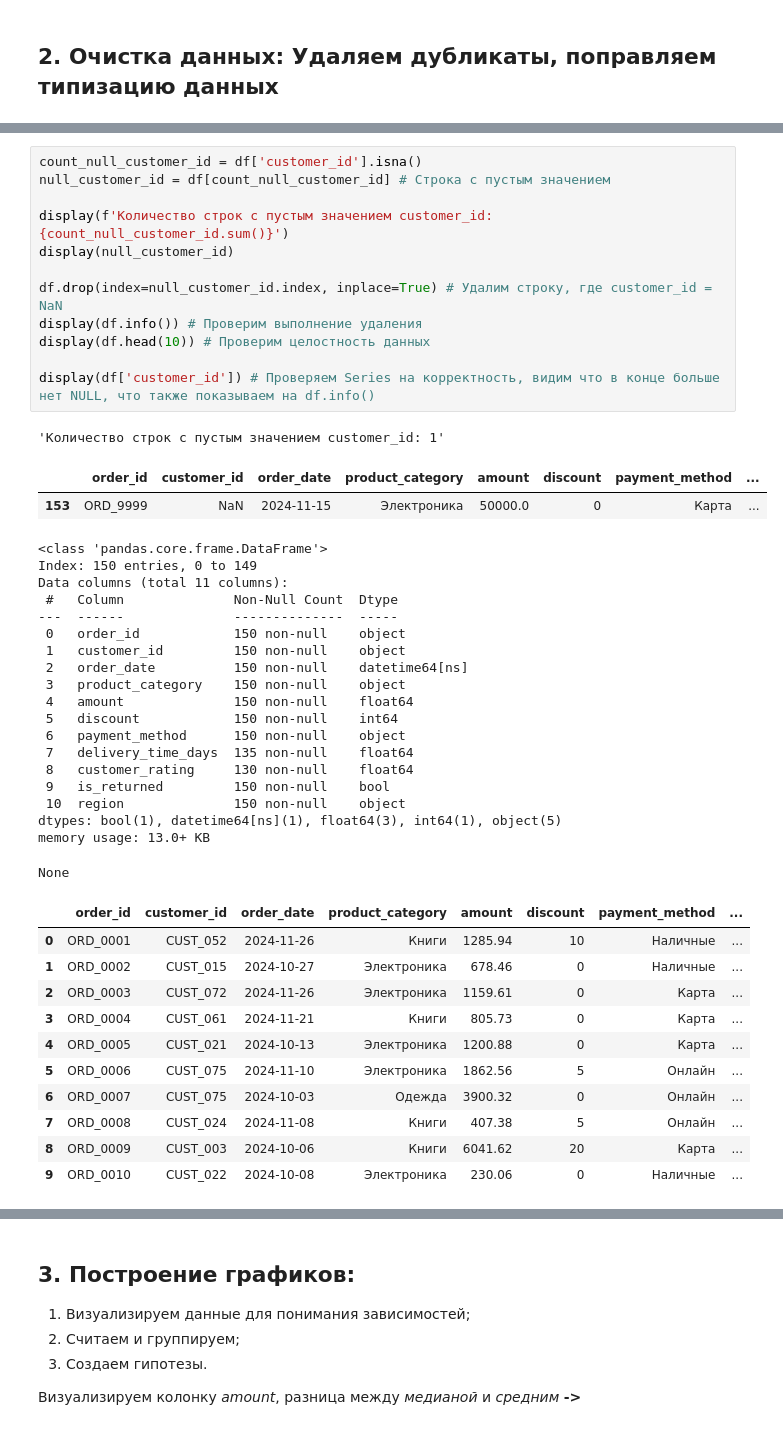
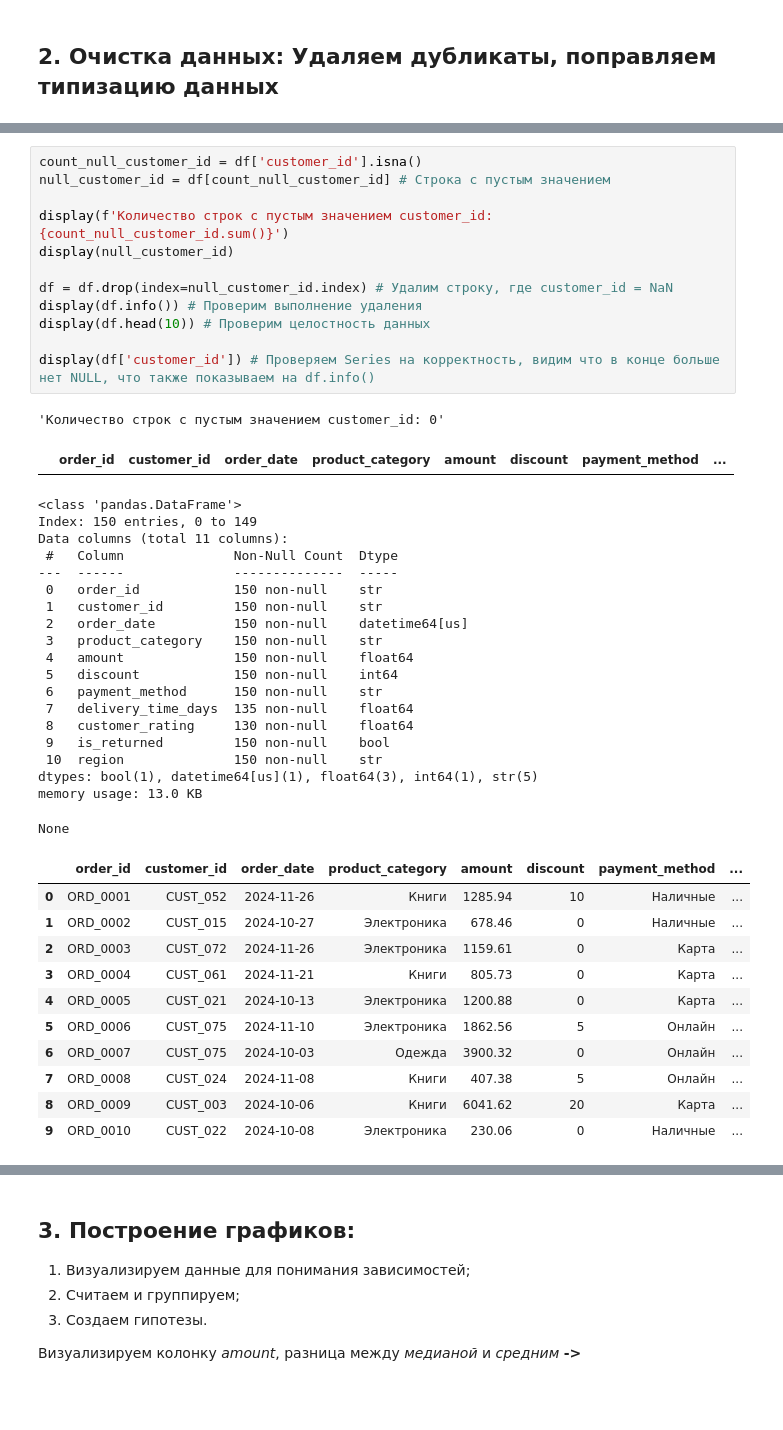
Before and after one commit to evg-code-sys/analysis_project, a Jupyter notebook: Analysis_internet_market.ipynb, the cells around one changed output, grey strips where cells are left out. Cells and saved outputs as stored; diff of their text form; blank space fills up the shorter version.

```diff
--- a/Analysis_internet_market.ipynb
+++ b/Analysis_internet_market.ipynb
@@ -97,37 +97,36 @@ None
 # %%
 count_null_customer_id = df['customer_id'].isna()
 null_customer_id = df[count_null_customer_id] # Строка с пустым значением
 
 display(f'Количество строк с пустым значением customer_id: {count_null_customer_id.sum()}')
 display(null_customer_id)
 
-df.drop(index=null_customer_id.index, inplace=True) # Удалим строку, где customer_id = NaN
+df = df.drop(index=null_customer_id.index) # Удалим строку, где customer_id = NaN
 display(df.info()) # Проверим выполнение удаления
 display(df.head(10)) # Проверим целостность данных
 
 display(df['customer_id']) # Проверяем Series на корректность, видим что в конце больше нет NULL, что также показываем на df.info()
 # %% [output]
-'Количество строк с пустым значением customer_id: 1'
+'Количество строк с пустым значением customer_id: 0'
 |  | order_id | customer_id | order_date | product_category | amount | discount | payment_method | ... |
-| 153 | ORD_9999 | NaN | 2024-11-15 | Электроника | 50000.0 | 0 | Карта | ... |
-<class 'pandas.core.frame.DataFrame'>
+<class 'pandas.DataFrame'>
 Index: 150 entries, 0 to 149
 Data columns (total 11 columns):
  #   Column              Non-Null Count  Dtype
 ---  ------              --------------  -----
- 0   order_id            150 non-null    object
- 1   customer_id         150 non-null    object
- 2   order_date          150 non-null    datetime64[ns]
- 3   product_category    150 non-null    object
+ 0   order_id            150 non-null    str
+ 1   customer_id         150 non-null    str
+ 2   order_date          150 non-null    datetime64[us]
+ 3   product_category    150 non-null    str
  4   amount              150 non-null    float64
  5   discount            150 non-null    int64
- 6   payment_method      150 non-null    object
+ 6   payment_method      150 non-null    str
  7   delivery_time_days  135 non-null    float64
  8   customer_rating     130 non-null    float64
  9   is_returned         150 non-null    bool
- 10  region              150 non-null    object
-dtypes: bool(1), datetime64[ns](1), float64(3), int64(1), object(5)
-memory usage: 13.0+ KB
+ 10  region              150 non-null    str
+dtypes: bool(1), datetime64[us](1), float64(3), int64(1), str(5)
+memory usage: 13.0 KB
 None
 |  | order_id | customer_id | order_date | product_category | amount | discount | payment_method | ... |
 | 0 | ORD_0001 | CUST_052 | 2024-11-26 | Книги | 1285.94 | 10 | Наличные | ... |
```
Also changed, not shown: parts of 12 cells of this notebook.
